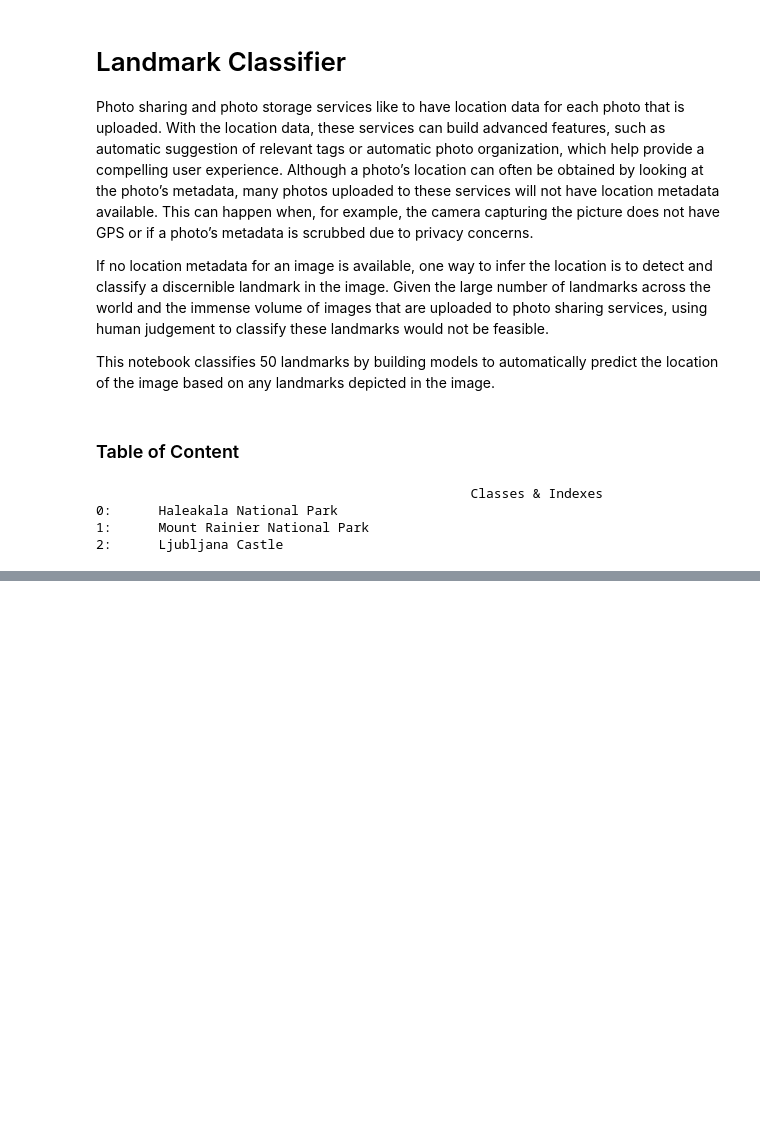
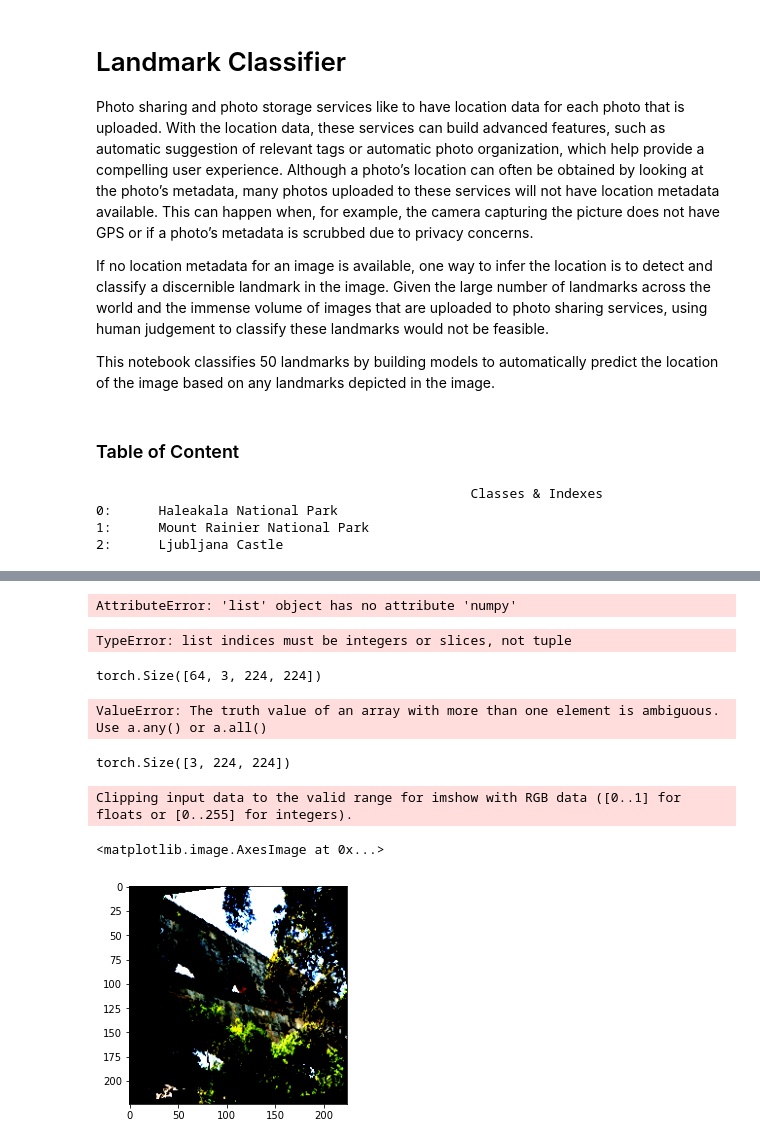
Before and after one commit to dissagaliyeva/landmark_classifier, a Jupyter notebook: notebook.ipynb, the cells around one changed output, grey strips where cells are left out. Drawn from its saved outputs; the diff is of its cells as text; code cells hidden in the pictures; blank space fills up the shorter version.

```diff
--- a/notebook.ipynb
+++ b/notebook.ipynb
@@ -50,0 +71,3 @@ TypeError: forward() got an unexpected keyword argument 'image'
+# %%
+img = next(iter(train_loader))
+img
@@ -50,0 +92,28 @@ TypeError: forward() got an unexpected keyword argument 'image'
+# %%
+from PIL import Image
+
+Image.open(img.numpy().transpose((1, 2, 0))[0, :])
+# %% [output]
+AttributeError: 'list' object has no attribute 'numpy'
+# %%
+img[0, :].numpy()
+# %% [output]
+TypeError: list indices must be integers or slices, not tuple
+# %%
+img[0].shape
+# %% [output]
+torch.Size([64, 3, 224, 224])
+# %%
+plt.show(np.clip(img[0][0, :].numpy().transpose((1, 2, 0)), 0, 1))
+# %% [output]
+ValueError: The truth value of an array with more than one element is ambiguous. Use a.any() or a.all()
+# %%
+img[0][0, :].size
+# %% [output]
+torch.Size([3, 224, 224])
+# %%
+plt.imshow(img[0][0, :].numpy().transpose((1, 2, 0)))
+# %% [output]
+Clipping input data to the valid range for imshow with RGB data ([0..1] for floats or [0..255] for integers).
+<matplotlib.image.AxesImage at 0x...>
+[figure, added]
```
Also changed, not shown: parts of 10 cells of this notebook, 2 other files.
